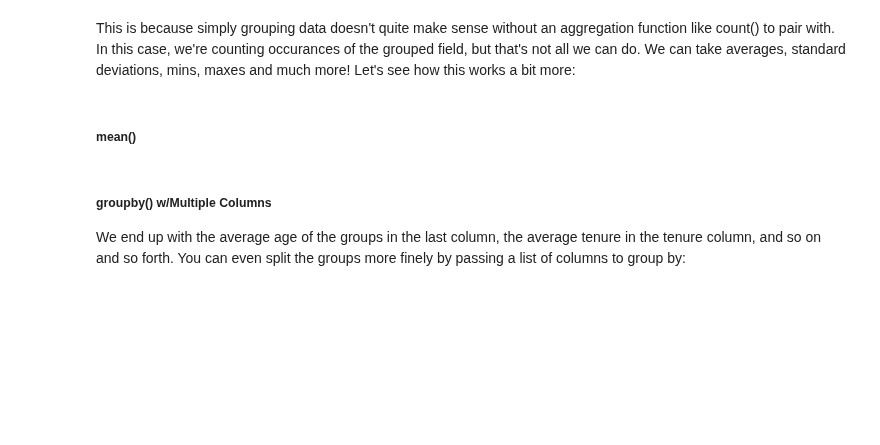
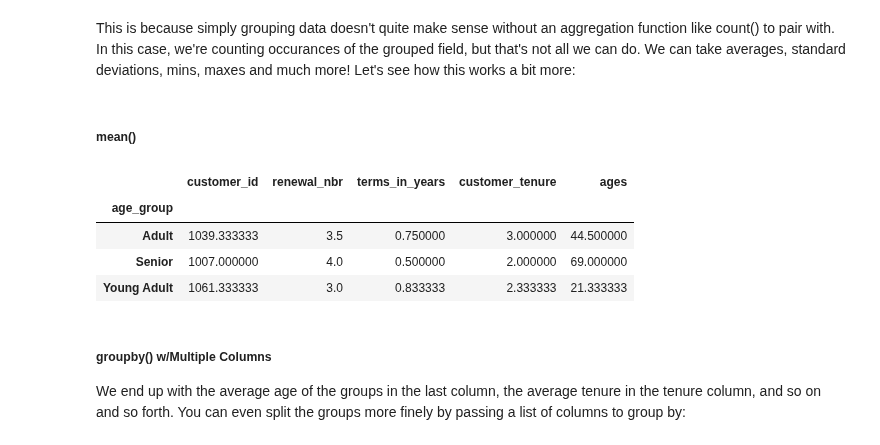
Before and after one commit to somas1/CT, a Jupyter notebook: Pandas/Pandas_Walkthrough_Student_Copy.ipynb, the cells around one changed output. Cells and saved outputs as stored; diff of their text form; code cells hidden in the pictures; blank space fills up the shorter version.

```diff
--- a/Pandas/Pandas_Walkthrough_Student_Copy.ipynb
+++ b/Pandas/Pandas_Walkthrough_Student_Copy.ipynb
@@ -794,6 +794,13 @@ print(f'\n Type of Group By for Customer.GroupBy: {type(customers.groupby("age_g
 ##### mean()
 # %%
 # mean = average
+customers.groupby('age_group').mean()
+# %% [output]
+|  | customer_id | renewal_nbr | terms_in_years | customer_tenure | ages |
+| age_group |  |  |  |  |  |
+| Adult | 1039.333333 | 3.5 | 0.750000 | 3.000000 | 44.500000 |
+| Senior | 1007.000000 | 4.0 | 0.500000 | 2.000000 | 69.000000 |
+| Young Adult | 1061.333333 | 3.0 | 0.833333 | 2.333333 | 21.333333 |
 # %% [markdown]
 ##### groupby() w/Multiple Columns
 
```
